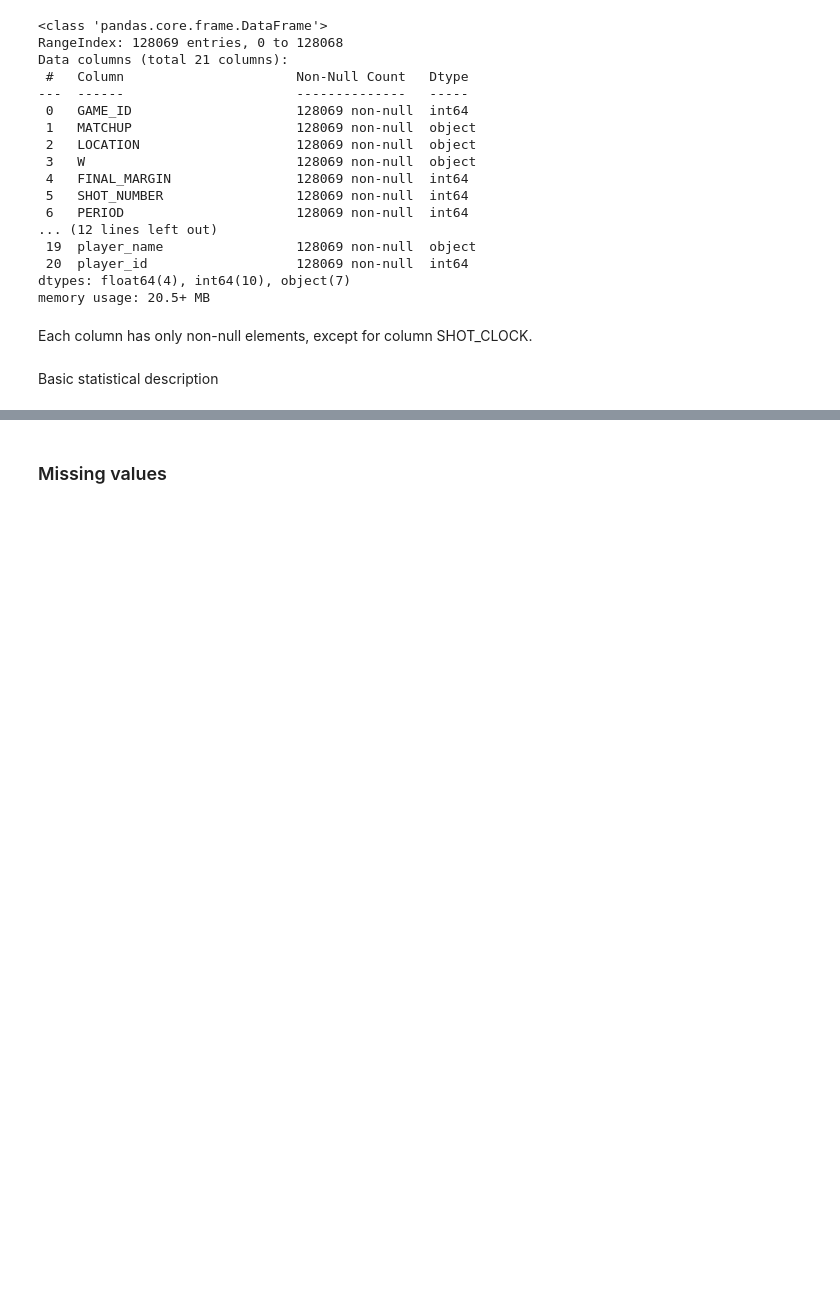
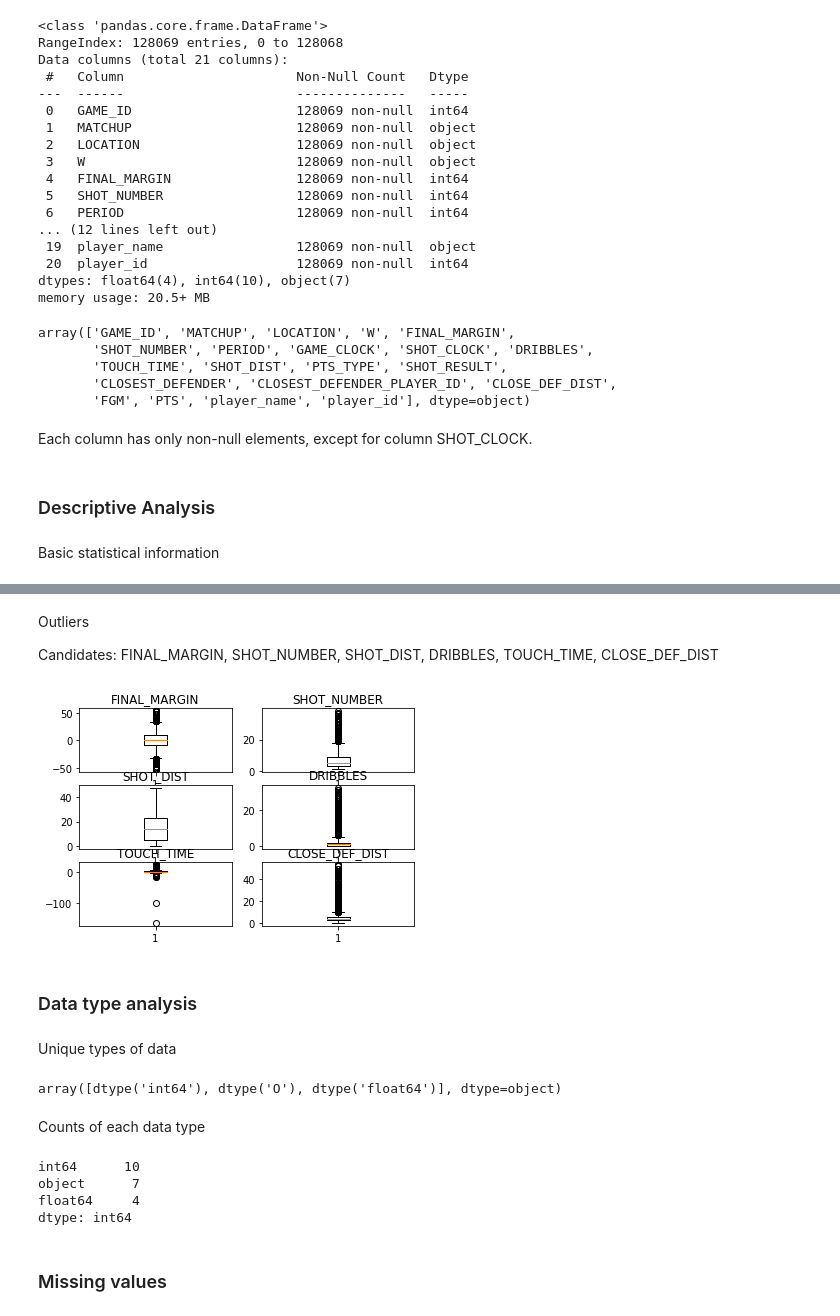
Before and after one commit to rejsafranko/Predicting-NBA-Shots, a Jupyter notebook: notebooks/NBAShotLogs_exploration.ipynb, the cells around one changed output, grey strips where cells are left out. Drawn from its saved outputs; the diff is of its cells as text; code cells hidden in the pictures; blank space fills up the shorter version.

Commit message:
Progress in data exploration notebook.

```diff
--- a/notebooks/NBAShotLogs_exploration.ipynb
+++ b/notebooks/NBAShotLogs_exploration.ipynb
@@ -50,10 +62,20 @@ Data columns (total 21 columns):
  20  player_id                   128069 non-null  int64
 dtypes: float64(4), int64(10), object(7)
 memory usage: 20.5+ MB
+# %%
+df.columns.values
+# %% [output]
+array(['GAME_ID', 'MATCHUP', 'LOCATION', 'W', 'FINAL_MARGIN',
+       'SHOT_NUMBER', 'PERIOD', 'GAME_CLOCK', 'SHOT_CLOCK', 'DRIBBLES',
+       'TOUCH_TIME', 'SHOT_DIST', 'PTS_TYPE', 'SHOT_RESULT',
+       'CLOSEST_DEFENDER', 'CLOSEST_DEFENDER_PLAYER_ID', 'CLOSE_DEF_DIST',
+       'FGM', 'PTS', 'player_name', 'player_id'], dtype=object)
 # %% [markdown]
 Each column has only non-null elements, except for column SHOT_CLOCK.
+# %% [markdown]
+### Descriptive Analysis
 # %% [markdown]
-Basic statistical description
+Basic statistical information
 # %%
 df.describe()
 # %% [output]
@@ -66,6 +88,37 @@ df.describe()
 | 50% | 2.140045e+07 | 1.000000 | 5.000000 | 2.000000 | 12.300000 | 1.000000 | 1.600000 | 13.700000 | 2.000000 | ... |
 | 75% | 2.140067e+07 | 9.000000 | 9.000000 | 3.000000 | 16.675000 | 2.000000 | 3.700000 | 22.500000 | 3.000000 | ... |
 | max | 2.140091e+07 | 53.000000 | 38.000000 | 7.000000 | 24.000000 | 32.000000 | 24.900000 | 47.200000 | 3.000000 | ... |
+# %% [markdown]
+Outliers
+
+Candidates: FINAL_MARGIN, SHOT_NUMBER, SHOT_DIST, DRIBBLES, TOUCH_TIME, CLOSE_DEF_DIST
+# %%
+subplot = 1
+for atribute in ['FINAL_MARGIN', 'SHOT_NUMBER', 'SHOT_DIST', 'DRIBBLES', 'TOUCH_TIME', 'CLOSE_DEF_DIST']:
+    plt.subplot(3, 2, subplot)
+    plt.title(atribute)
+    plt.boxplot(df[atribute])
+    subplot += 1
+plt.show()
+# %% [output]
+[figure, added]
+# %% [markdown]
+### Data type analysis
+# %% [markdown]
+Unique types of data
+# %%
+df.dtypes.unique()
+# %% [output]
+array([dtype('int64'), dtype('O'), dtype('float64')], dtype=object)
+# %% [markdown]
+Counts of each data type
+# %%
+df.dtypes.value_counts()
+# %% [output]
+int64      10
+object      7
+float64     4
+dtype: int64
 # %% [markdown]
 ### Missing values
 # %% [markdown]
```
Also changed, not shown: parts of 13 cells of this notebook.
